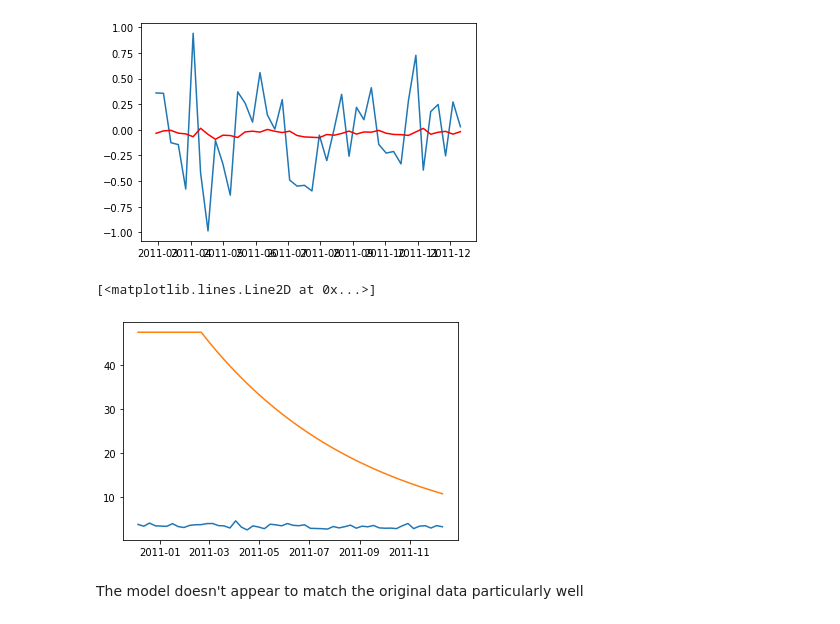
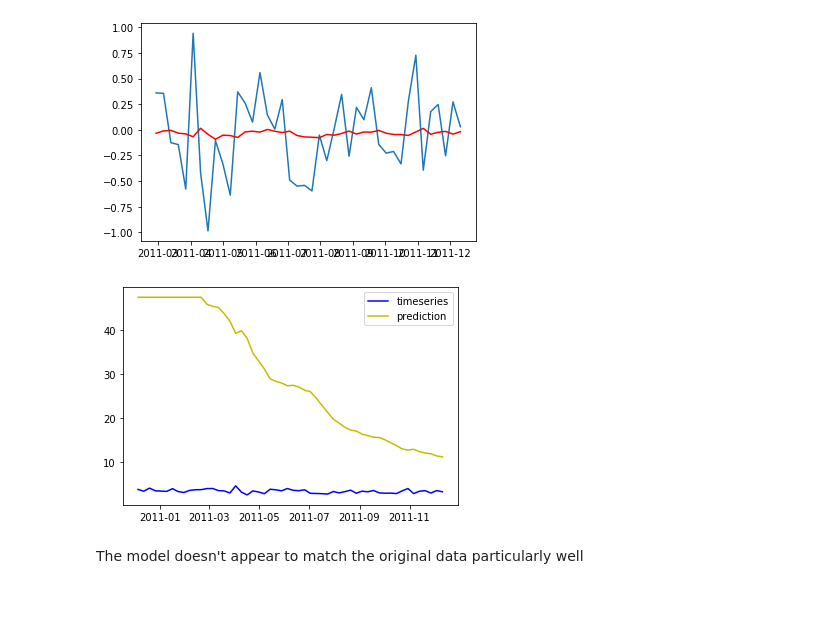
Before and after one commit to bhan-ds/Springboard-other-projects, a Jupyter notebook: capstone-2/Capstone 2.ipynb, the cells around one changed output. Saved outputs shown, nothing was run; the diff lists cells and outputs as text; code cells hidden in the pictures.

```diff
--- a/capstone-2/Capstone 2.ipynb
+++ b/capstone-2/Capstone 2.ipynb
@@ -1480,17 +1494,10 @@ plt.plot(results.fittedvalues, color='red')
 # %% [output]
 [<matplotlib.lines.Line2D at 0x...>]
 [figure]
-# %%
-predictions_ARIMA_diff = pd.Series(results.fittedvalues, copy=True)
-predictions_ARIMA_diff_cumsum = predictions_ARIMA_diff.cumsum()
-predictions_ARIMA = pd.Series(w_price.iloc[0], index=w_price.index)
-predictions_ARIMA = predictions_ARIMA.add(predictions_ARIMA_diff_cumsum, fill_value=0)
-predictions_ARIMA = np.exp(predictions_ARIMA)
-plt.plot(w_price)
-plt.plot(predictions_ARIMA)
-# %% [output]
-[<matplotlib.lines.Line2D at 0x...>]
-[figure, removed]
+# %%
+model_original(w_price)
+# %% [output]
+[figure, added]
 # %% [markdown]
 The model doesn't appear to match the original data particularly well
 # %%
```
Also changed, not shown: parts of 30 cells of this notebook.
